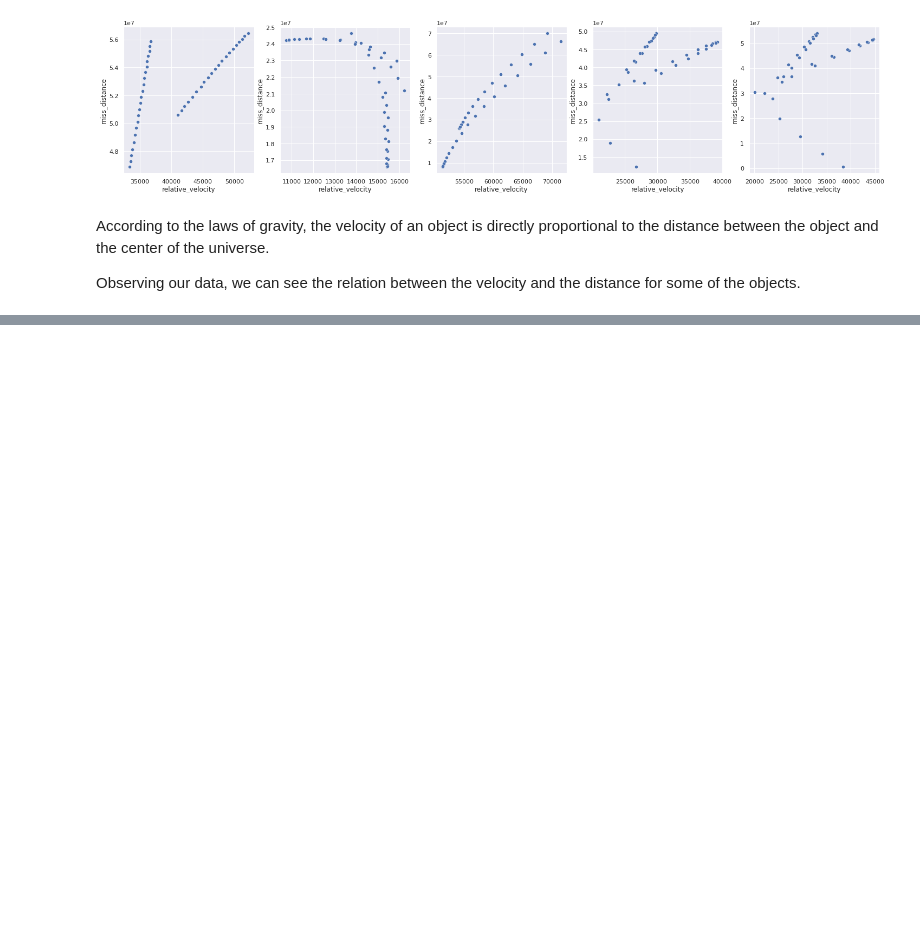
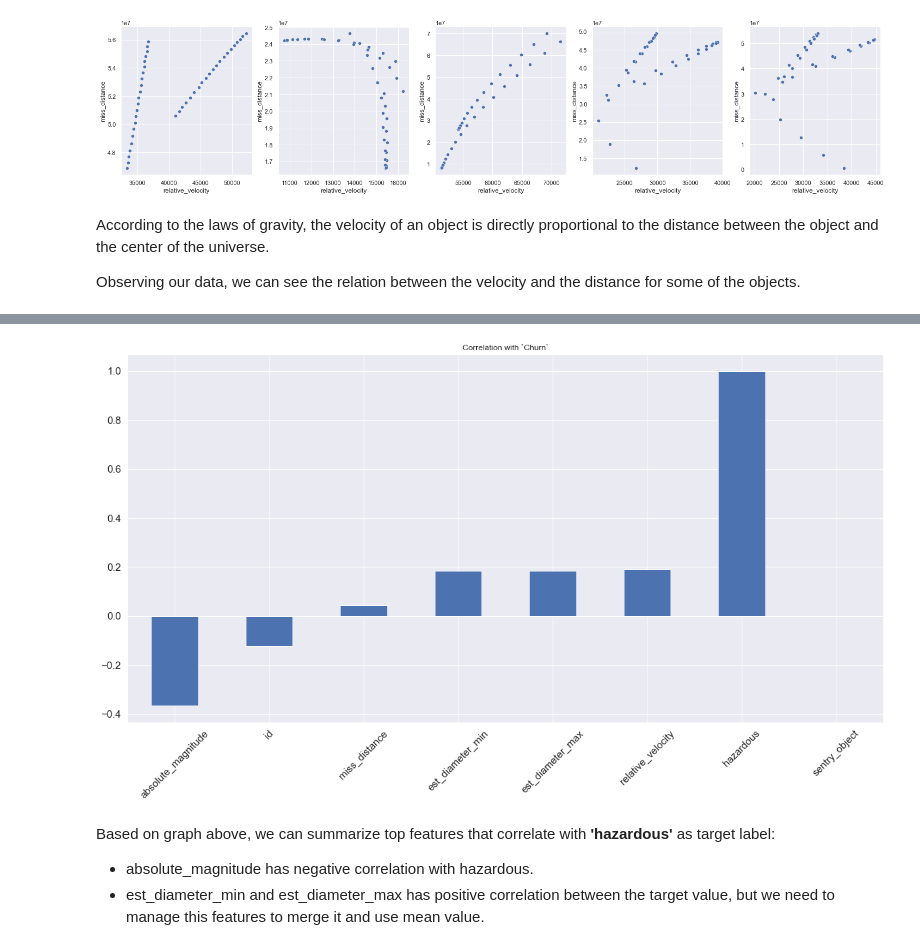
Before and after one commit to NikkiSatmaka/nasa-nearest-object, a Jupyter notebook: nasa_classification.ipynb, the cells around one changed output, grey strips where cells are left out. Cells and saved outputs as stored; diff of their text form; code cells hidden in the pictures; blank space fills up the shorter version.

```diff
--- a/nasa_classification.ipynb
+++ b/nasa_classification.ipynb
@@ -487,0 +536,12 @@ Observing our data, we can see the relation between the velocity and the distanc
+# %%
+# Checking correlation between target variable and input variables
+
+df.corrwith(df['hazardous']).sort_values().plot.bar(figsize=(20,10), title='Correlation with `Churn`', fontsize=15, rot=45, grid=True)
+plt.show()
+# %% [output]
+[figure, added]
+# %% [markdown]
+Based on graph above, we can summarize top features that correlate with **'hazardous'** as target label:
+
+- absolute_magnitude has negative correlation with hazardous.
+- est_diameter_min and est_diameter_max has positive correlation between the target value, but we need to manage this features to merge it and use mean value.
```
Also changed, not shown: parts of 17 cells of this notebook.
